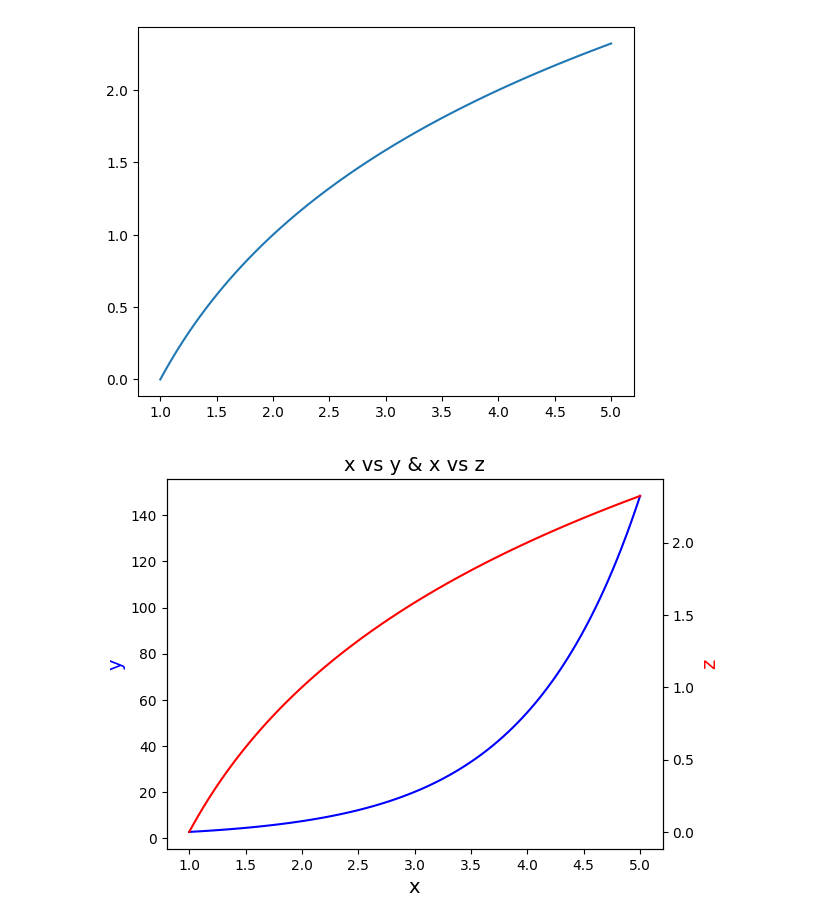
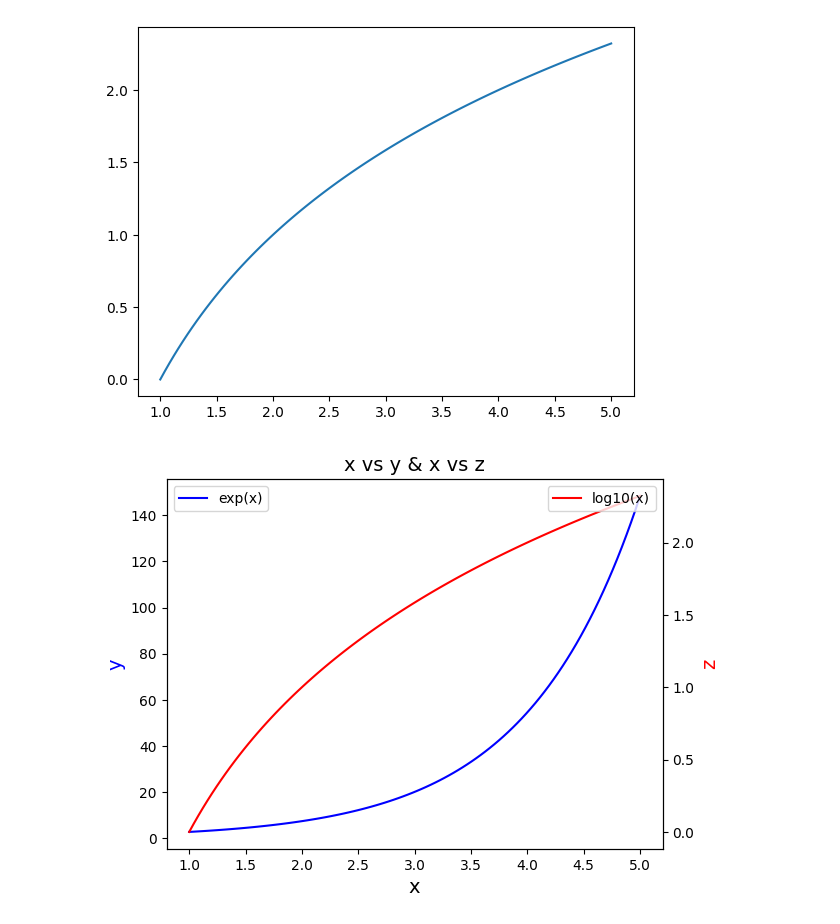
Before and after one commit to HebaSedik/machine-learning, a Jupyter notebook: matplotlib.ipynb, the cells around one changed output. Cells and saved outputs as stored; diff of their text form; code cells hidden in the pictures.

```diff
--- a/matplotlib.ipynb
+++ b/matplotlib.ipynb
@@ -238,12 +238,14 @@ plt.plot(x,z)
 # %%
 fig, ax=plt.subplots()
 ax.plot(x,y,color='blue',label='exp(x)')
 ax.set_xlabel('x',fontsize=14)
 ax.set_ylabel('y', color='blue',fontsize=14)
+plt.legend()
 ax2=ax.twinx()
 ax2.plot(x,z,color='red',label='log10(x)')
 ax2.set_ylabel('z',color='red',fontsize=14)
 plt.title('x vs y & x vs z', fontsize=14)
+plt.legend(loc='upper right')
 plt.show()
 # %% [output]
-[figure, old version]
+[figure, new version]
```
Also changed, not shown: parts of 3 cells of this notebook.
